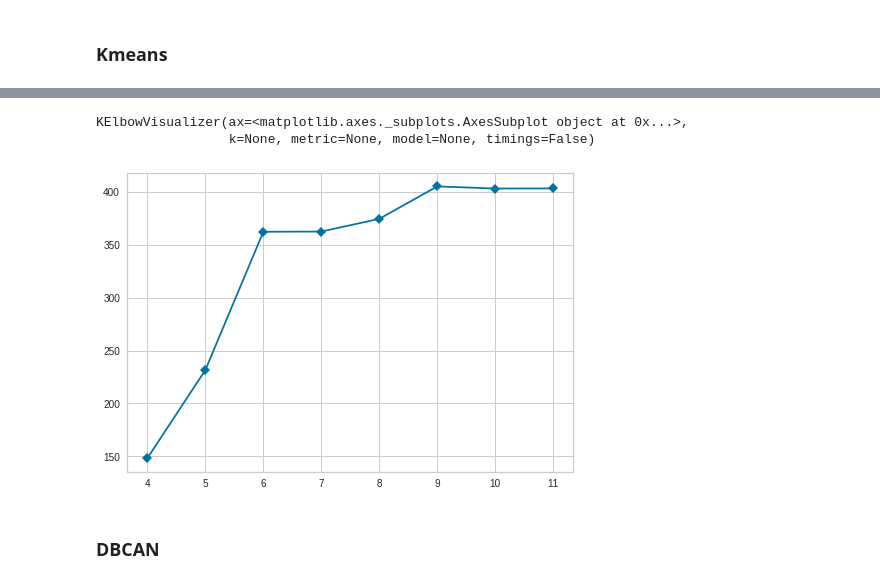
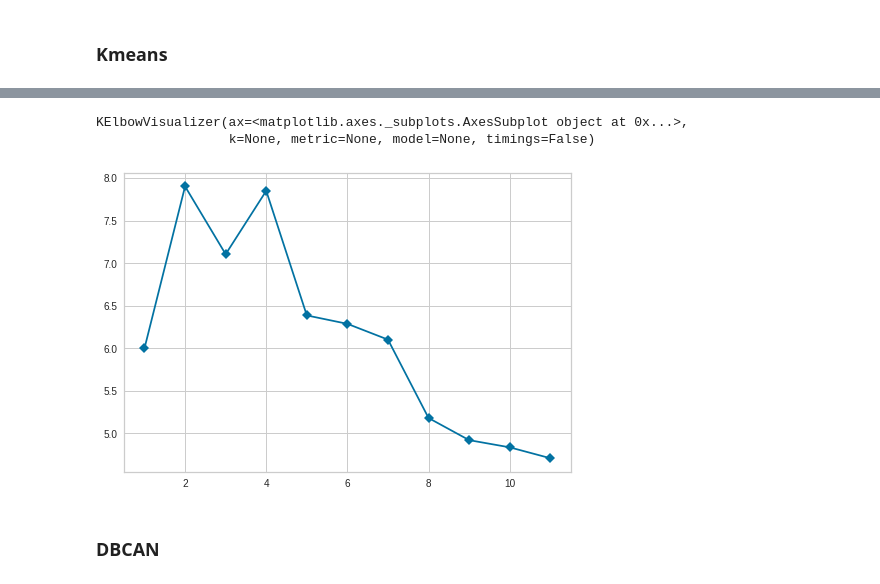
Before and after one commit to nguyentrongnghia142/boston_marathon_extractfeature, a Jupyter notebook: Bostonmarathon.ipynb, the cells around one changed output, grey strips where cells are left out. Cells and saved outputs as stored; diff of their text form; code cells hidden in the pictures.

```diff
--- a/Bostonmarathon.ipynb
+++ b/Bostonmarathon.ipynb
@@ -177,5 +270,10 @@ data.shape
 # %%
+col_drop = ["name","bib","city","state"]
 object_col = data.select_dtypes(include=['object'])
-object_col = object_col.drop(["name","bib","city","state"],axis = 1)
+object_col = object_col.drop(col_drop,axis = 1)
+
+
+for c in col_drop:
+  indexhierarchical.append(("characteristics",c))
 # %%
 dummi = pd.get_dummies(object_col, prefix=object_col.columns)
@@ -202,3 +303,9 @@ overall      29387
 pace           710
 half          5556
 dtype: int64
+# %%
+feature = ["division","genderdiv"]
+dt = pd.concat([numerical[feature],dummi],axis = 1)
+
+for f in feature:
+  indexhierarchical.append(("personas",f))
@@ -204,0 +315,3 @@ dtype: int64
+# %%
+from sklearn.preprocessing import StandardScaler
+dt_std = StandardScaler().fit_transform(dt)
@@ -268,8 +400,8 @@ plt.scatter("0","1",data = df_tsne,alpha = 0.5)
 # %%
 from sklearn.decomposition import PCA
 pca = PCA(n_components=2)
-pca.fit(data_stand)
-data_pca = pca.transform(data_stand)
+pca.fit(dt_std)
+data_pca = pca.transform(dt_std)
 # %%
 object_col.apply(lambda x: len(x.unique()))
 # %% [output]
@@ -337,13 +471,13 @@ plt.plot(select_k,distortions,'bx-')
 # %%
 from yellowbrick.cluster import KElbowVisualizer
 model = KMeans()
 # k is range of number of clusters.
-visualizer = KElbowVisualizer(model, k=(4,12), timings=False)
-visualizer.fit(data_stand)        # Fit the data to the visualizer
+visualizer = KElbowVisualizer(model, k=(1,12), timings=False)
+visualizer.fit(dt_std)        # Fit the data to the visualizer
 # %% [output]
 KElbowVisualizer(ax=<matplotlib.axes._subplots.AxesSubplot object at 0x...>,
                  k=None, metric=None, model=None, timings=False)
-[figure, old version]
+[figure, new version]
 # %% [markdown]
 ### DBCAN
 # %%
```
Also changed, not shown: parts of 74 cells of this notebook.
